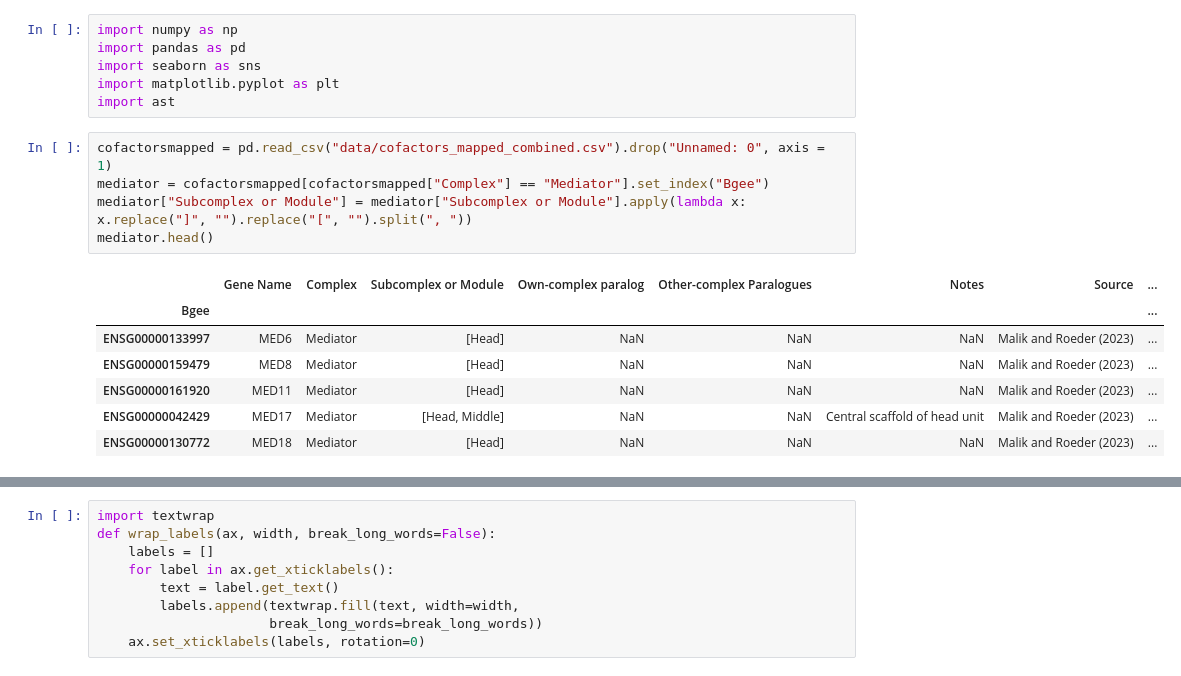
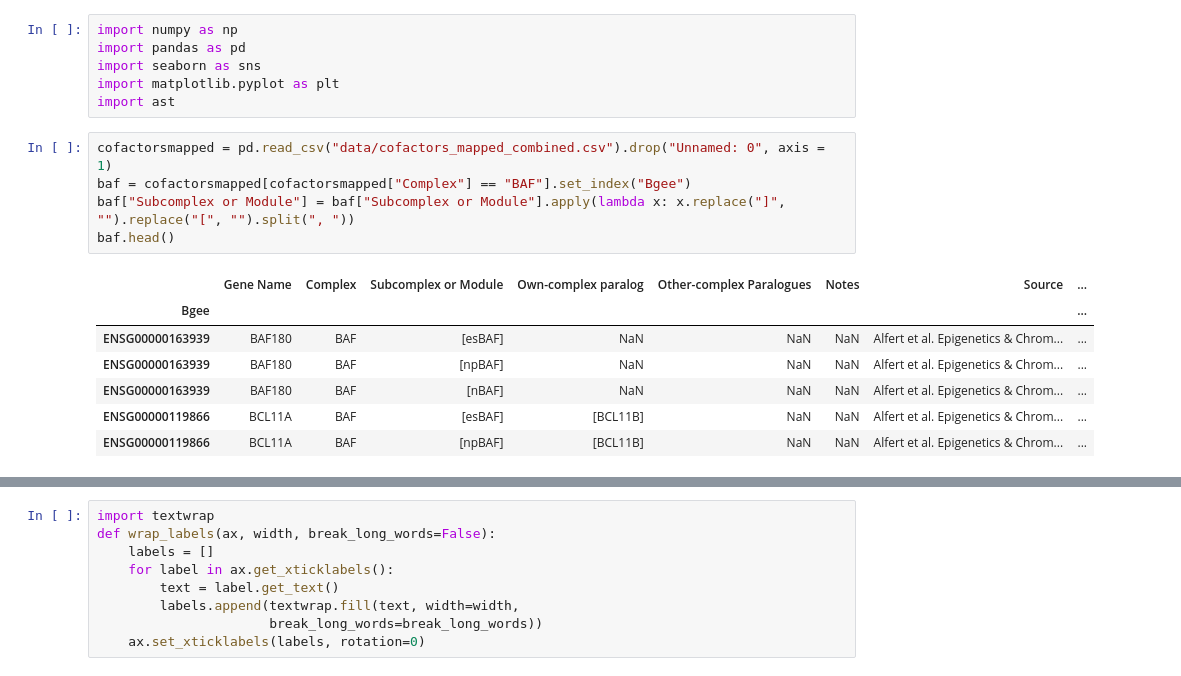
Before and after one commit to kinseylong/StallerRotation, a Jupyter notebook: cofactors_humanproteinatlas/BAF_exploration2.ipynb, the cells around one changed output, grey strips where cells are left out. Drawn from its saved outputs; the diff is of its cells as text.

```diff
--- a/cofactors_humanproteinatlas/BAF_exploration2.ipynb
+++ b/cofactors_humanproteinatlas/BAF_exploration2.ipynb
@@ -6,16 +6,16 @@ import matplotlib.pyplot as plt
 import ast
 # %%
 cofactorsmapped = pd.read_csv("data/cofactors_mapped_combined.csv").drop("Unnamed: 0", axis = 1)
-mediator = cofactorsmapped[cofactorsmapped["Complex"] == "Mediator"].set_index("Bgee")
-mediator["Subcomplex or Module"] = mediator["Subcomplex or Module"].apply(lambda x: x.replace("]", "").replace("[", "").split(", "))
-mediator.head()
+baf = cofactorsmapped[cofactorsmapped["Complex"] == "BAF"].set_index("Bgee")
+baf["Subcomplex or Module"] = baf["Subcomplex or Module"].apply(lambda x: x.replace("]", "").replace("[", "").split(", "))
+baf.head()
 # %% [output]
 |  | Gene Name | Complex | Subcomplex or Module | Own-complex paralog | Other-complex Paralogues | Notes | Source | ... |
 | Bgee |  |  |  |  |  |  |  | ... |
-| ENSG00000133997 | MED6 | Mediator | [Head] | NaN | NaN | NaN | Malik and Roeder (2023) | ... |
-| ENSG00000159479 | MED8 | Mediator | [Head] | NaN | NaN | NaN | Malik and Roeder (2023) | ... |
-| ENSG00000161920 | MED11 | Mediator | [Head] | NaN | NaN | NaN | Malik and Roeder (2023) | ... |
-| ENSG00000042429 | MED17 | Mediator | [Head, Middle] | NaN | NaN | Central scaffold of head unit | Malik and Roeder (2023) | ... |
-| ENSG00000130772 | MED18 | Mediator | [Head] | NaN | NaN | NaN | Malik and Roeder (2023) | ... |
+| ENSG00000163939 | BAF180 | BAF | [esBAF] | NaN | NaN | NaN | Alfert et al. Epigenetics & Chrom... | ... |
+| ENSG00000163939 | BAF180 | BAF | [npBAF] | NaN | NaN | NaN | Alfert et al. Epigenetics & Chrom... | ... |
+| ENSG00000163939 | BAF180 | BAF | [nBAF] | NaN | NaN | NaN | Alfert et al. Epigenetics & Chrom... | ... |
+| ENSG00000119866 | BCL11A | BAF | [esBAF] | [BCL11B] | NaN | NaN | Alfert et al. Epigenetics & Chrom... | ... |
+| ENSG00000119866 | BCL11A | BAF | [npBAF] | [BCL11B] | NaN | NaN | Alfert et al. Epigenetics & Chrom... | ... |
 # %%
 scrna = pd.read_csv("helperdata/cofactor_scRNA.csv").drop("Unnamed: 0", axis = 1)
```
Also changed, not shown: parts of 45 cells of this notebook, 6 other files.
